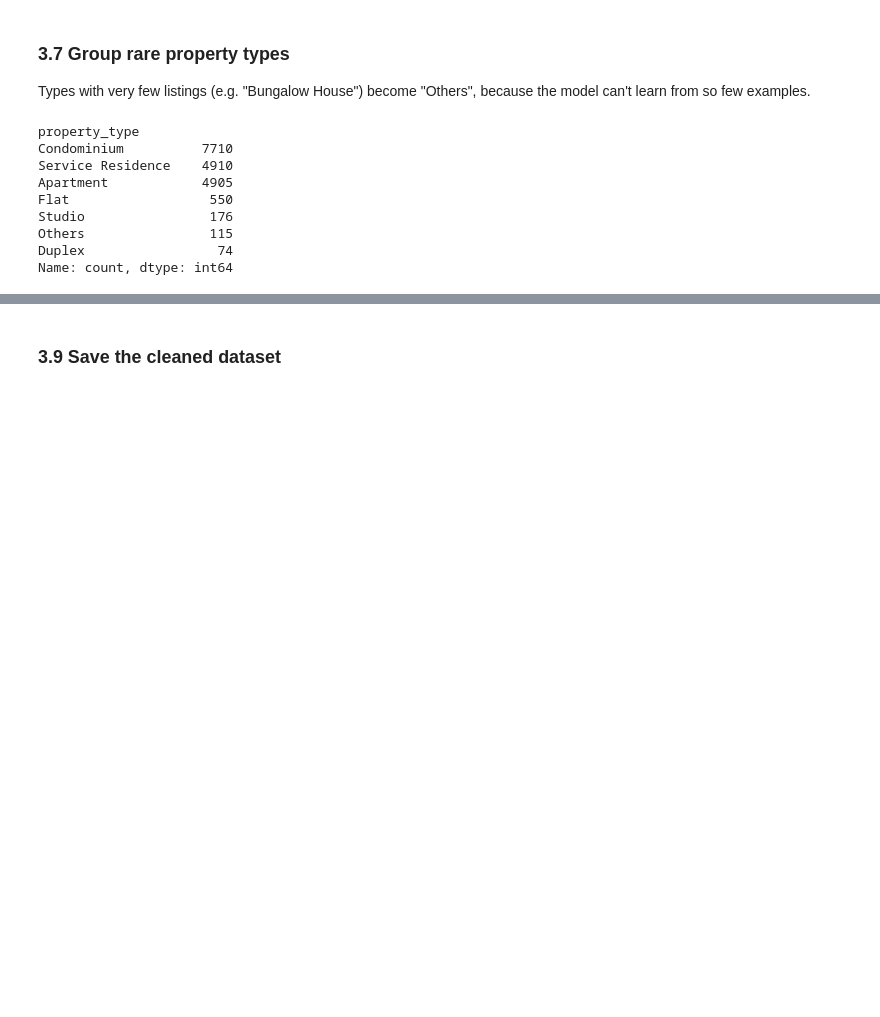
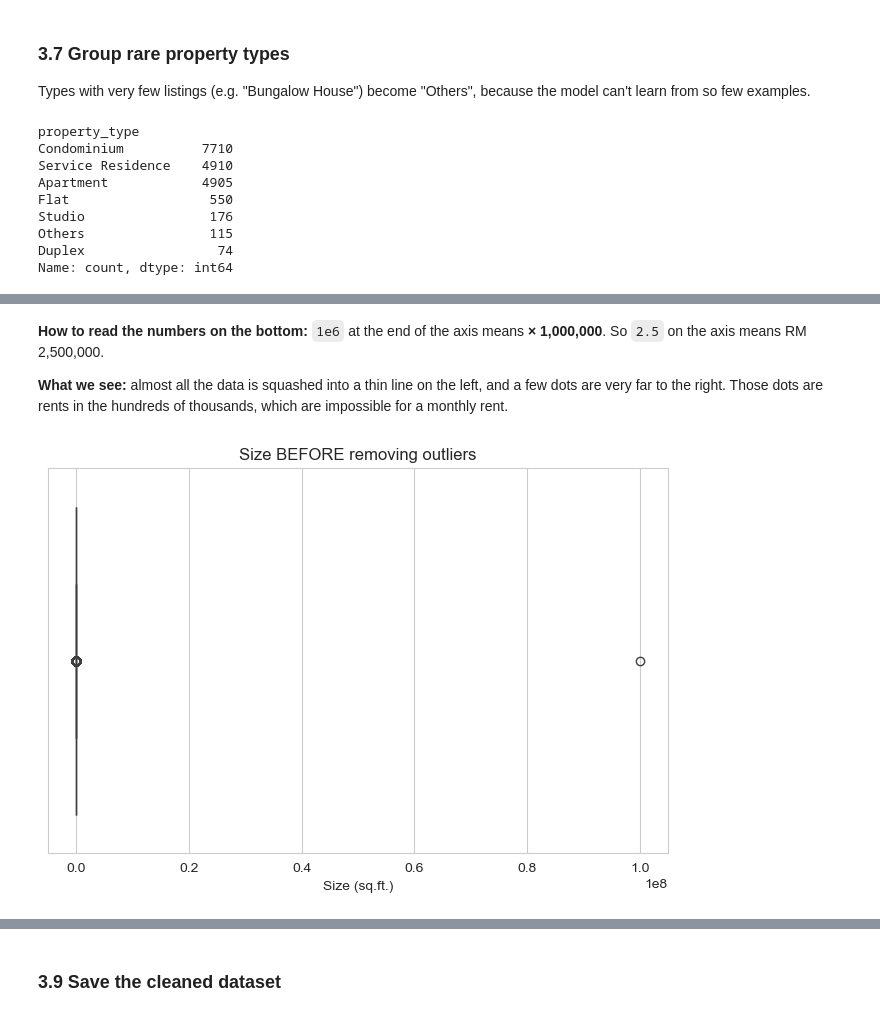
Before and after one commit to peterlinghuazhong/-CU05-Data-Science-Capstone-Project-, a Jupyter notebook: HousesRental.ipynb, the cells around one changed output, grey strips where cells are left out. Cells and saved outputs as stored; diff of their text form; code cells hidden in the pictures; blank space fills up the shorter version.

```diff
--- a/HousesRental.ipynb
+++ b/HousesRental.ipynb
@@ -254,0 +258,11 @@ df[["monthly_rent", "size"]].describe()
+# %% [markdown]
+**How to read the numbers on the bottom:** `1e6` at the end of the axis means **× 1,000,000**. So `2.5` on the axis means RM 2,500,000.
+
+**What we see:** almost all the data is squashed into a thin line on the left, and a few dots are very far to the right. Those dots are rents in the hundreds of thousands, which are impossible for a monthly rent.
+# %%
+sns.boxplot(x=df["size"])
+plt.title("Size BEFORE removing outliers")
+plt.xlabel("Size (sq.ft.)")
+plt.show()
+# %% [output]
+[figure, added]
```
Also changed, not shown: parts of 61 cells of this notebook.
